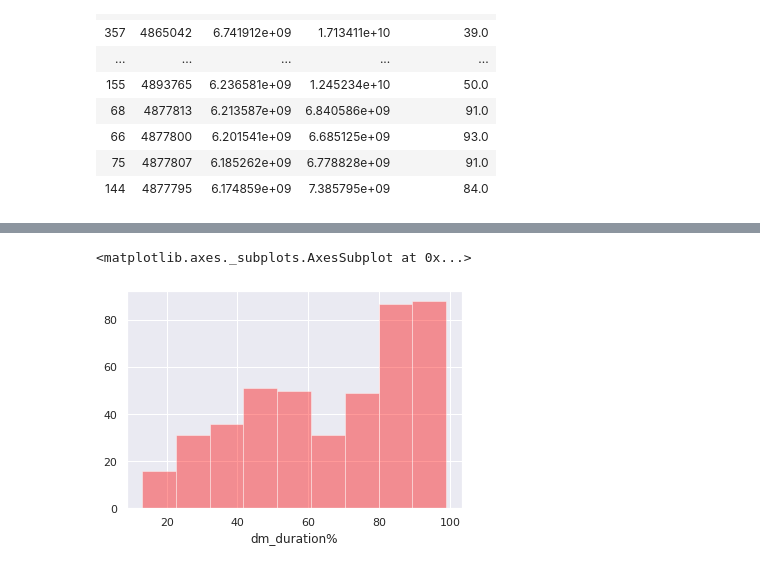
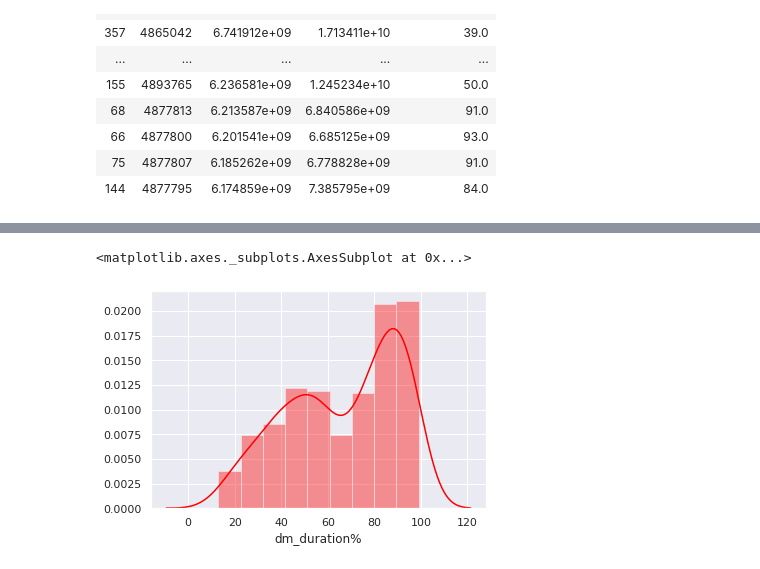
Before and after one commit to ilaflott/epmt, a Jupyter notebook: docs/data-migration-study.ipynb, the cells around one changed output, grey strips where cells are left out. Saved outputs shown, nothing was run; the diff lists cells and outputs as text; code cells hidden in the pictures.

```diff
--- a/docs/data-migration-study.ipynb
+++ b/docs/data-migration-study.ipynb
@@ -105,5 +129,5 @@ showing a count of the number of jobs in each bin.
 # %%
-sns.distplot(ops_df_agg_by_job['dm_duration%'], kde=False, color='red')
+sns.distplot(ops_df_agg_by_job['dm_duration%'], color='red')
 # %% [output]
 <matplotlib.axes._subplots.AxesSubplot at 0x...>
-[figure, old version]
+[figure, new version]
```
Also changed, not shown: parts of 21 cells of this notebook.
